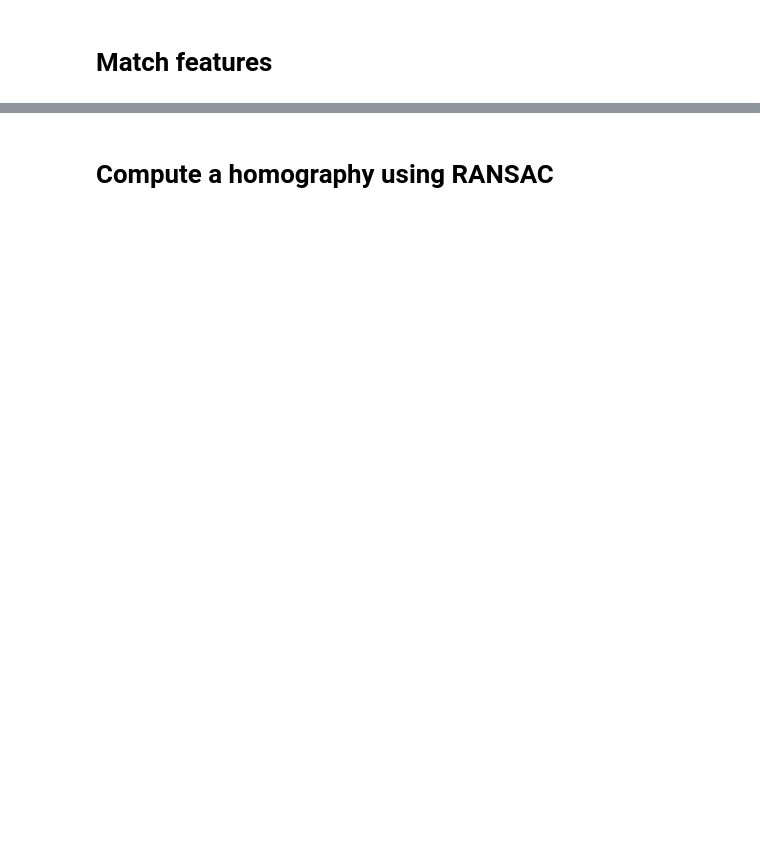
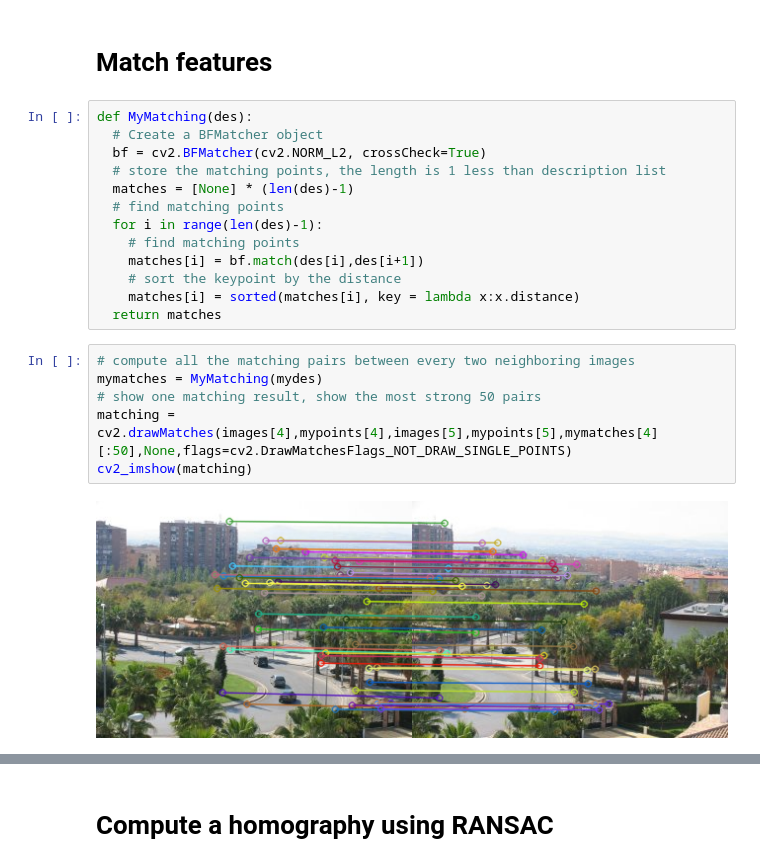
Before and after one commit to RoseSarlake/Computer-Vision, a Jupyter notebook: final.ipynb, the cells around one changed output, grey strips where cells are left out. Saved outputs shown, nothing was run; the diff lists cells and outputs as text; blank space fills up the shorter version.

```diff
--- a/final.ipynb
+++ b/final.ipynb
@@ -28,2 +138,23 @@ len(images)
 # %% [markdown]
 # Match features
+# %%
+def MyMatching(des):
+  # Create a BFMatcher object
+  bf = cv2.BFMatcher(cv2.NORM_L2, crossCheck=True)
+  # store the matching points, the length is 1 less than description list
+  matches = [None] * (len(des)-1)
+  # find matching points
+  for i in range(len(des)-1):
+    # find matching points
+    matches[i] = bf.match(des[i],des[i+1])
+    # sort the keypoint by the distance
+    matches[i] = sorted(matches[i], key = lambda x:x.distance)
+  return matches
+# %%
+# compute all the matching pairs between every two neighboring images
+mymatches = MyMatching(mydes)
+# show one matching result, show the most strong 50 pairs
+matching = cv2.drawMatches(images[4],mypoints[4],images[5],mypoints[5],mymatches[4][:50],None,flags=cv2.DrawMatchesFlags_NOT_DRAW_SINGLE_POINTS)
+cv2_imshow(matching)
+# %% [output]
+[figure, added]
```
Also changed, not shown: parts of 26 cells of this notebook.
